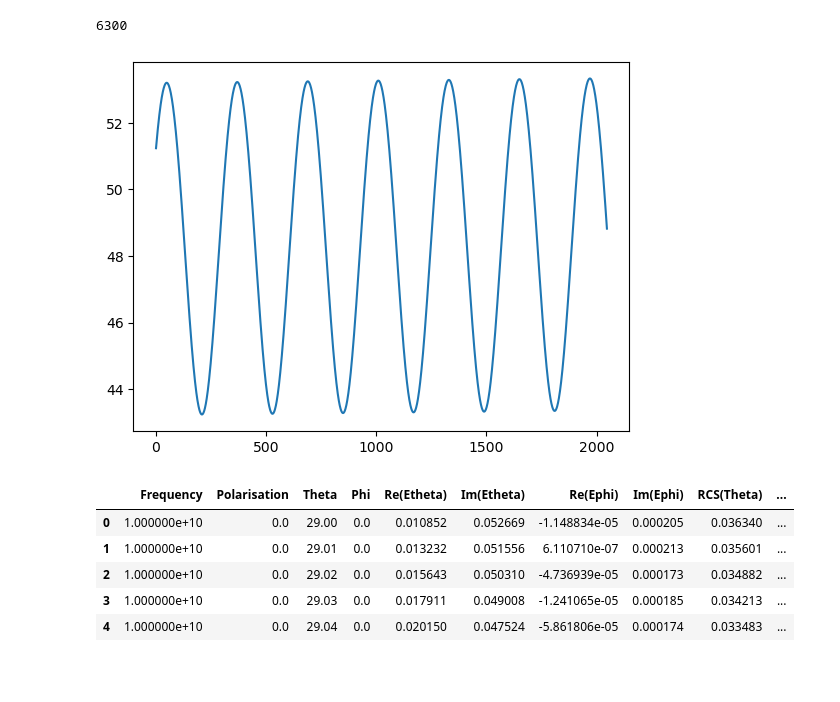
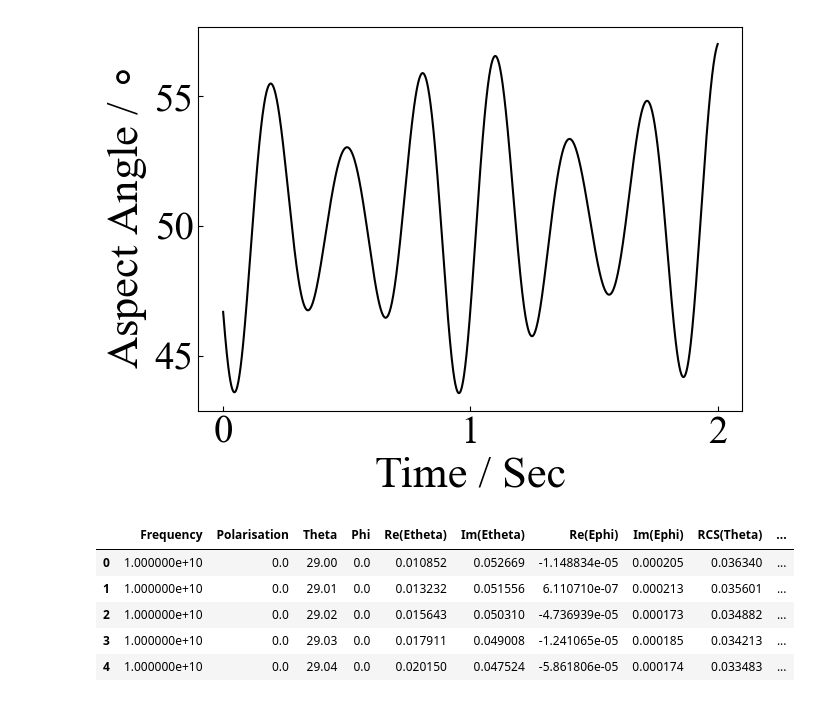
Before and after one commit to NilasZ/MRM, a Jupyter notebook: Generation/generation.ipynb, the cells around one changed output. Cells and saved outputs as stored; diff of their text form; code cells hidden in the pictures; blank space fills up the shorter version.

```diff
--- a/Generation/generation.ipynb
+++ b/Generation/generation.ipynb
@@ -38,14 +41,31 @@ def load_pickle(filename):
     except Exception as e:
         print(f"Error occurred while loading pickle file: {e}")
         raise e
-# %%
-los_dir_list = glob.glob(r'../../mD_Dataset/Los_data/*')
-
-los_list = load_pickle(los_dir_list[1])
-
-los = los_list[1]['LOS']
-print(len(los_list))
-plt.plot(los);
-# %% [output]
-6300
-[figure, removed]
+# %%
+# plt.figure(figsize=(12,3))
+
+a = pickle.load(open('los_list_0.pkl', 'rb'))
+# plt.plot(a[0]['LOS'])
+los = a[0]['LOS']
+x = np.linspace(0,2,2048)
+plt.plot(x,los, color='black')
+
+ax = plt.gca()
+ax.set_xticks([0, 1, 2])
+
+fontsize = 32
+
+ax.set_xlabel('Time / Sec', fontsize=fontsize)
+ax.set_ylabel(r'Aspect Angle / $\circ$', fontsize=fontsize)
+
+plt.tick_params(axis='both', which='major', labelsize=28)
+ax.get_yaxis().get_offset_text().set_size(25)  # Adjust the size as needed
+
+
+plt.tick_params(direction='in')
+
+plt.subplots_adjust(left=0.1, right=0.95, top=0.95, bottom=0.15)
+
+plt.savefig("./LOS.png", dpi=500, bbox_inches='tight')
+# %% [output]
+[figure, added]
```
Also changed, not shown: parts of 7 cells of this notebook, 34 other files.
